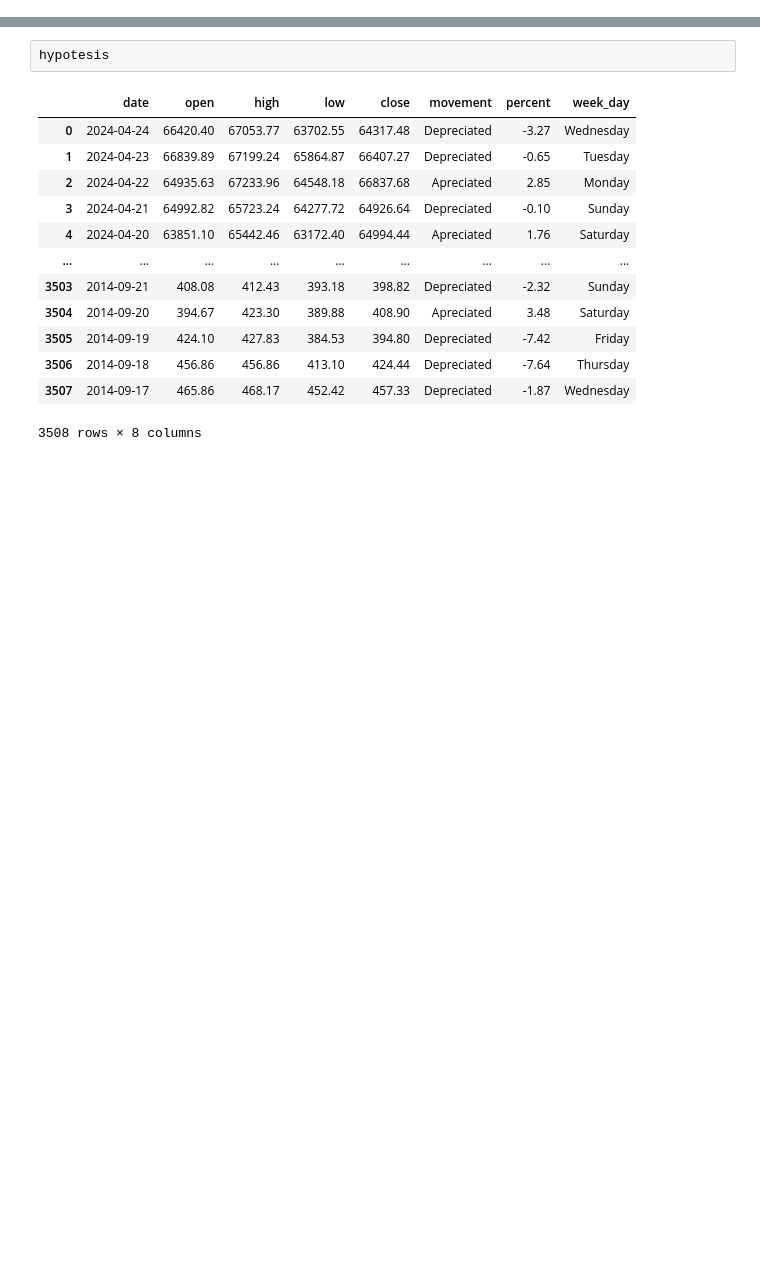
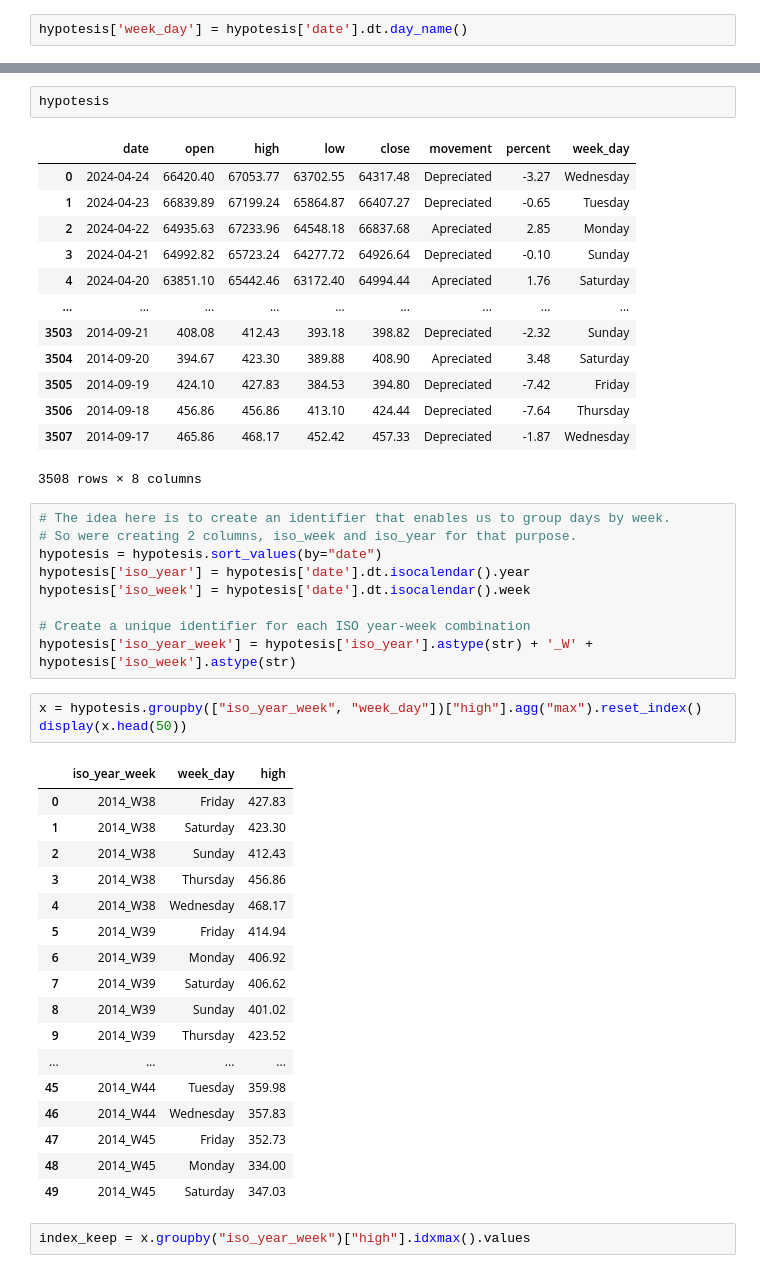
Before and after one commit to ElielVSAlmeida/Crypto-Project, a Jupyter notebook: Hypothesis Development.ipynb, the cells around one changed output, grey strips where cells are left out. Cells and saved outputs as stored; diff of their text form; blank space fills up the shorter version.

Commit message:
insights week_day_max

```diff
--- a/Hypothesis Development.ipynb
+++ b/Hypothesis Development.ipynb
@@ -53,0 +31,2 @@ len(hypotesis[hypotesis['percent'] > 10])
+# %%
+hypotesis['week_day'] = hypotesis['date'].dt.day_name()
@@ -145,3 +135,35 @@ hypotesis
 | 3506 | 2014-09-18 | 456.86 | 456.86 | 413.10 | 424.44 | Depreciated | -7.64 | Thursday |
 | 3507 | 2014-09-17 | 465.86 | 468.17 | 452.42 | 457.33 | Depreciated | -1.87 | Wednesday |
 3508 rows × 8 columns
+# %%
+# The idea here is to create an identifier that enables us to group days by week.
+# So were creating 2 columns, iso_week and iso_year for that purpose.
+hypotesis = hypotesis.sort_values(by="date")
+hypotesis['iso_year'] = hypotesis['date'].dt.isocalendar().year
+hypotesis['iso_week'] = hypotesis['date'].dt.isocalendar().week
+
+# Create a unique identifier for each ISO year-week combination
+hypotesis['iso_year_week'] = hypotesis['iso_year'].astype(str) + '_W' + hypotesis['iso_week'].astype(str)
+# %%
+x = hypotesis.groupby(["iso_year_week", "week_day"])["high"].agg("max").reset_index()
+display(x.head(50))
+# %% [output]
+|  | iso_year_week | week_day | high |
+| 0 | 2014_W38 | Friday | 427.83 |
+| 1 | 2014_W38 | Saturday | 423.30 |
+| 2 | 2014_W38 | Sunday | 412.43 |
+| 3 | 2014_W38 | Thursday | 456.86 |
+| 4 | 2014_W38 | Wednesday | 468.17 |
+| 5 | 2014_W39 | Friday | 414.94 |
+| 6 | 2014_W39 | Monday | 406.92 |
+| 7 | 2014_W39 | Saturday | 406.62 |
+| 8 | 2014_W39 | Sunday | 401.02 |
+| 9 | 2014_W39 | Thursday | 423.52 |
+| ... | ... | ... | ... |
+| 45 | 2014_W44 | Tuesday | 359.98 |
+| 46 | 2014_W44 | Wednesday | 357.83 |
+| 47 | 2014_W45 | Friday | 352.73 |
+| 48 | 2014_W45 | Monday | 334.00 |
+| 49 | 2014_W45 | Saturday | 347.03 |
+# %%
+index_keep = x.groupby("iso_year_week")["high"].idxmax().values
```
Also changed, not shown: parts of 5 cells of this notebook.
